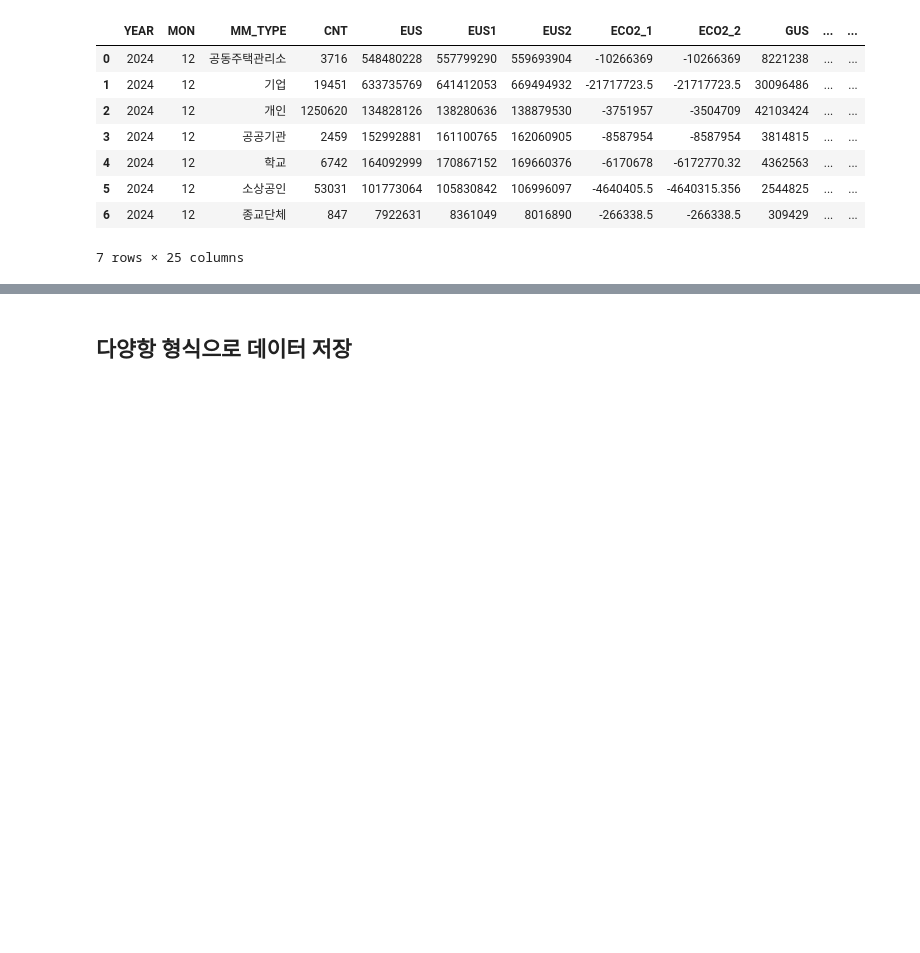
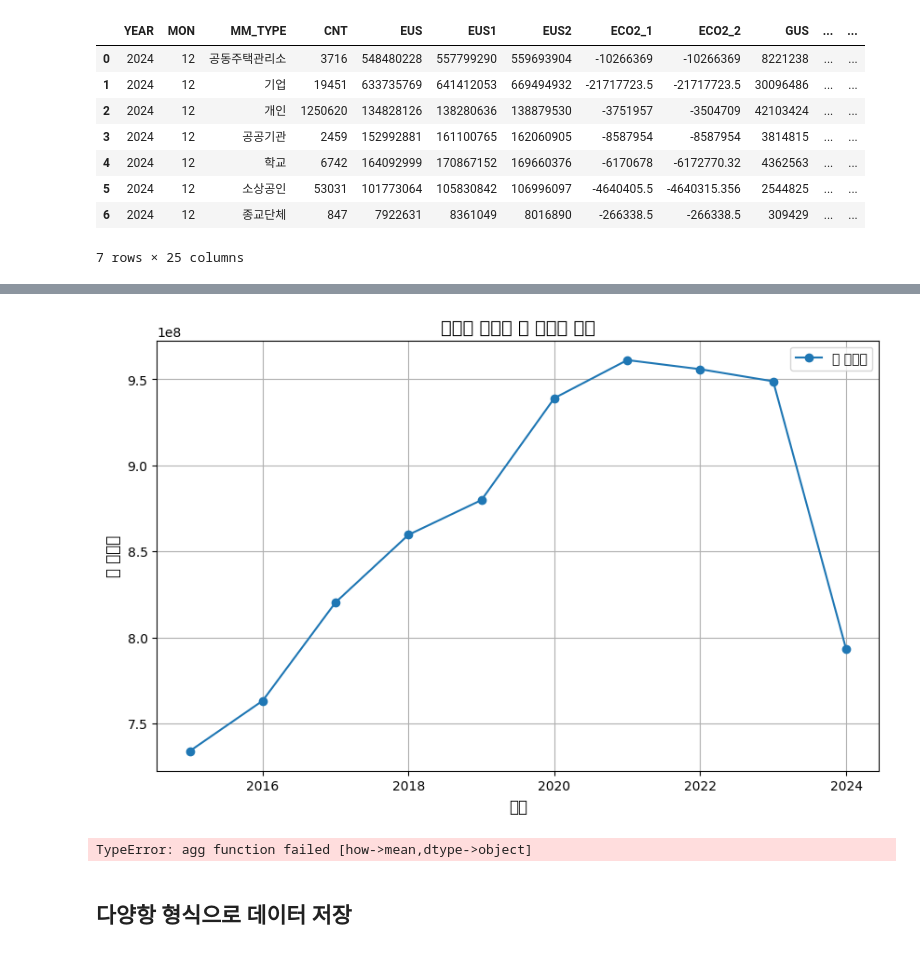
Before and after one commit to BaekJeongsuk/Data-Analysis-with-Open-Source, a Jupyter notebook: 오픈소스_데이터_분석_5강.ipynb, the cells around one changed output, grey strips where cells are left out. Saved outputs shown, nothing was run; the diff lists cells and outputs as text; code cells hidden in the pictures; blank space fills up the shorter version.

```diff
--- a/오픈소스_데이터_분석_5강.ipynb
+++ b/오픈소스_데이터_분석_5강.ipynb
@@ -302,19 +291,0 @@ print(response.json())
-# %%
-import requests
-
-base_url = "http://openapi.seoul.go.kr:8088/72557745436261653436656d5a764d/json/energyUseDataSummaryInfo/1/5/{}/{}"
-api_key = '72557745436261653436656d5a764d'
-
-data_list = []
-
-for year in range(2015, 2025):
-    for mon in range(1, 13):
-     ## ym = f"{month:02d}"
-        url = base_url.format(api_key, year, mon)
-        response = requests.get(url)
-    if response.status_code == 200:
-        data = response.json()
-        data_list.append(data)
-    else:
-        print("불러오기 실패:", url)
-print(data)
@@ -451,3 +646,30 @@ data = response.json()['response']['body']['items']
 # print(data[0])
 df = pd.DataFrame(data)
 df
+# %%
+import matplotlib.pyplot as plt
+
+
+# 1. 총 사용량 컬럼 추가
+df["total_use"] = (
+    df["EUS"].astype(float) +
+    df["GUS"].astype(float) +
+    df["WUS"].astype(float) +
+    df["HUS"].astype(float)
+)
+
+# 2. 연도별 합계 집계
+yearly_usage = df.groupby("year")["total_use"].sum()
+
+# 3. 시각화
+plt.figure(figsize=(10,6))
+plt.plot(yearly_usage.index, yearly_usage.values, marker="o", linestyle="-", label="총 사용량")
+
+plt.title("연도별 에너지 총 사용량 변화", fontsize=14)
+plt.xlabel("연도", fontsize=12)
+plt.ylabel("총 사용량", fontsize=12)
+plt.grid(True)
+
+plt.legend()
+plt.show()
+# %% [output]
@@ -454,3 +693,27 @@ df
+[figure, added]
+# %%
+import matplotlib.pyplot as plt
+
+# 1. 계절별 가스 사용량 평균 계산
+season_gas_mean = df.groupby("season")["GUS"].mean()
+
+# 2. 시각화
+plt.figure(figsize=(8,6))
+bars = plt.bar(season_gas_mean.index, season_gas_mean.values, color='skyblue')
+
+plt.title("계절별 가스 사용량 평균", fontsize=14)
+plt.xlabel("계절", fontsize=12)
+plt.ylabel("평균 가스 사용량", fontsize=12)
+
+# 3. 각 막대 위에 수치 표시
+for bar in bars:
+    height = bar.get_height()
+    plt.text(bar.get_x() + bar.get_width()/2, height, f'{height:.1f}',
+             ha='center', va='bottom', fontsize=10)
+
+plt.show()
+# %% [output]
+TypeError: agg function failed [how->mean,dtype->object]
 # %% [markdown]
 ## 다양항 형식으로 데이터 저장
 # %%
```
Also changed, not shown: parts of 11 cells of this notebook.
